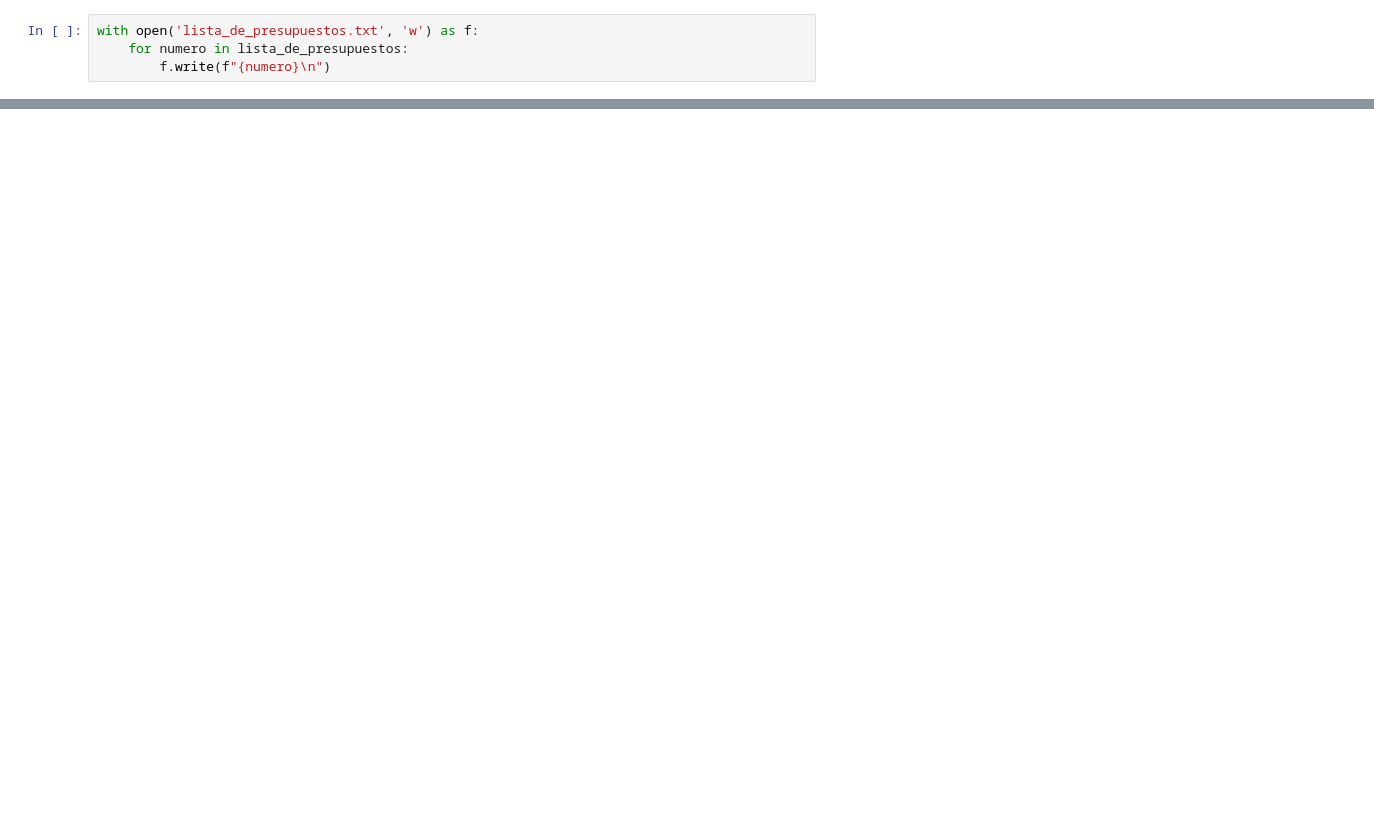
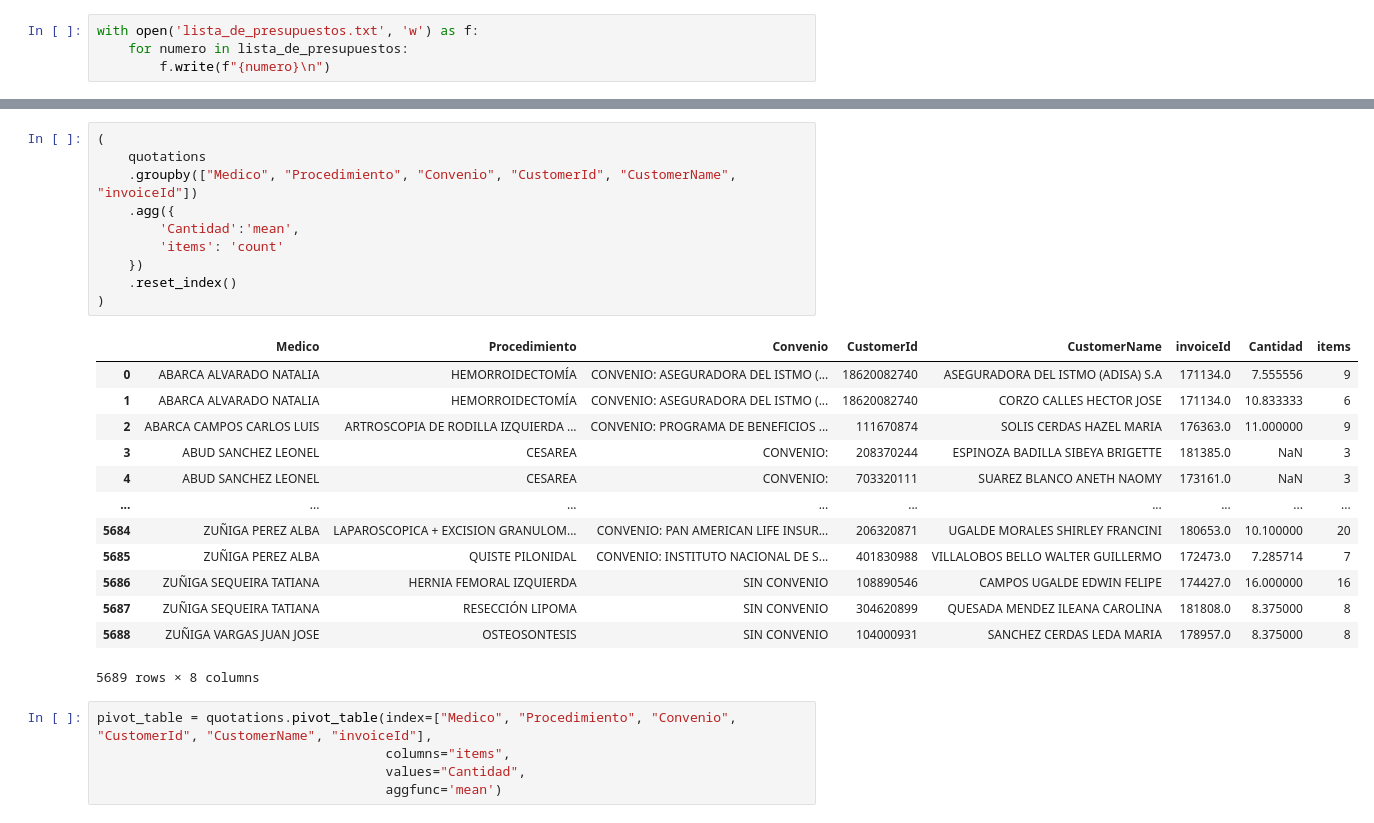
Before and after one commit to mbbau/proyecto_presupuestos, a Jupyter notebook: quotations_analysis.ipynb, the cells around one changed output, grey strips where cells are left out. Saved outputs shown, nothing was run; the diff lists cells and outputs as text; blank space fills up the shorter version.

```diff
--- a/quotations_analysis.ipynb
+++ b/quotations_analysis.ipynb
@@ -363,0 +434,29 @@ quotations_raw[quotations_raw.CustomerName == 'GOMEZ NAVARRO YANIL DEL ROSARIO']
+# %%
+(
+    quotations
+    .groupby(["Medico", "Procedimiento", "Convenio", "CustomerId", "CustomerName", "invoiceId"])
+    .agg({
+        'Cantidad':'mean',
+        'items': 'count'
+    })
+    .reset_index()
+)
+# %% [output]
+|  | Medico | Procedimiento | Convenio | CustomerId | CustomerName | invoiceId | Cantidad | items |
+| 0 | ABARCA ALVARADO NATALIA | HEMORROIDECTOMÍA | CONVENIO: ASEGURADORA DEL ISTMO (... | 18620082740 | ASEGURADORA DEL ISTMO (ADISA) S.A | 171134.0 | 7.555556 | 9 |
+| 1 | ABARCA ALVARADO NATALIA | HEMORROIDECTOMÍA | CONVENIO: ASEGURADORA DEL ISTMO (... | 18620082740 | CORZO CALLES HECTOR JOSE | 171134.0 | 10.833333 | 6 |
+| 2 | ABARCA CAMPOS CARLOS LUIS | ARTROSCOPIA DE RODILLA IZQUIERDA ... | CONVENIO: PROGRAMA DE BENEFICIOS ... | 111670874 | SOLIS CERDAS HAZEL MARIA | 176363.0 | 11.000000 | 9 |
+| 3 | ABUD SANCHEZ LEONEL | CESAREA | CONVENIO: | 208370244 | ESPINOZA BADILLA SIBEYA BRIGETTE | 181385.0 | NaN | 3 |
+| 4 | ABUD SANCHEZ LEONEL | CESAREA | CONVENIO: | 703320111 | SUAREZ BLANCO ANETH NAOMY | 173161.0 | NaN | 3 |
+| ... | ... | ... | ... | ... | ... | ... | ... | ... |
+| 5684 | ZUÑIGA PEREZ ALBA | LAPAROSCOPICA + EXCISION GRANULOM... | CONVENIO: PAN AMERICAN LIFE INSUR... | 206320871 | UGALDE MORALES SHIRLEY FRANCINI | 180653.0 | 10.100000 | 20 |
+| 5685 | ZUÑIGA PEREZ ALBA | QUISTE PILONIDAL | CONVENIO: INSTITUTO NACIONAL DE S... | 401830988 | VILLALOBOS BELLO WALTER GUILLERMO | 172473.0 | 7.285714 | 7 |
+| 5686 | ZUÑIGA SEQUEIRA TATIANA | HERNIA FEMORAL IZQUIERDA | SIN CONVENIO | 108890546 | CAMPOS UGALDE EDWIN FELIPE | 174427.0 | 16.000000 | 16 |
+| 5687 | ZUÑIGA SEQUEIRA TATIANA | RESECCIÓN LIPOMA | SIN CONVENIO | 304620899 | QUESADA MENDEZ ILEANA CAROLINA | 181808.0 | 8.375000 | 8 |
+| 5688 | ZUÑIGA VARGAS JUAN JOSE | OSTEOSONTESIS | SIN CONVENIO | 104000931 | SANCHEZ CERDAS LEDA MARIA | 178957.0 | 8.375000 | 8 |
+5689 rows × 8 columns
+# %%
+pivot_table = quotations.pivot_table(index=["Medico", "Procedimiento", "Convenio", "CustomerId", "CustomerName", "invoiceId"],
+                                     columns="items",
+                                     values="Cantidad",
+                                     aggfunc='mean')
```
Also changed, not shown: parts of 67 cells of this notebook, 3 other files.
